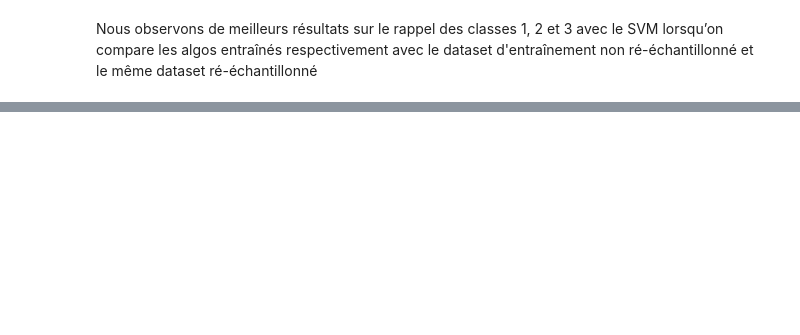
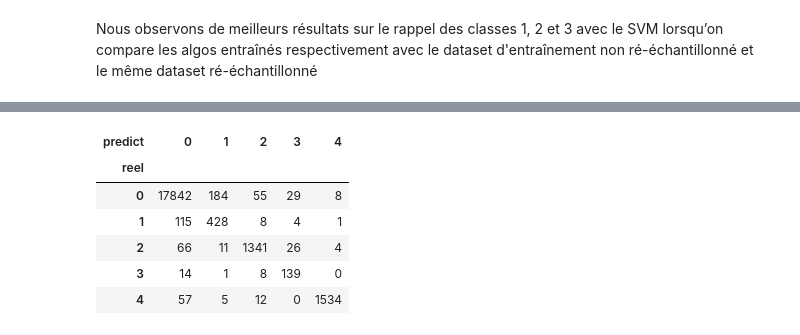
Before and after one commit to SamanthC/Pypitations, a Jupyter notebook: 2 - Modelisation.ipynb, the cells around one changed output, grey strips where cells are left out. Cells and saved outputs as stored; diff of their text form; code cells hidden in the pictures; blank space fills up the shorter version.

```diff
--- a/2 - Modelisation.ipynb
+++ b/2 - Modelisation.ipynb
@@ -206,0 +349,24 @@ Nous observons de meilleurs résultats sur le rappel des classes 1, 2 et 3 avec
+# %%
+inputs = Input(shape = (X_train.shape[1],1), name = "Input")
+conv1_cnn = Conv1D(filters = 32, kernel_size = 5, padding = "valid", activation = "relu")
+pool1_cnn = MaxPooling1D(pool_size = 2)
+dropout_cnn = Dropout(rate=0.2)
+flatten_cnn = Flatten()
+dense1_cnn = Dense(units = 128, activation="relu")
+dense2_cnn = Dense(units = 5, activation="softmax")
+
+x_cnn = conv1_cnn(inputs)
+x_cnn = pool1_cnn(x_cnn)
+x_cnn = dropout_cnn(x_cnn)
+x_cnn = flatten_cnn(x_cnn)
+x_cnn = dense1_cnn(x_cnn)
+outputs = dense2_cnn(x_cnn)
+
+
+model_cnn = Model(inputs = inputs, outputs = outputs)
+model_cnn.compile(loss = "categorical_crossentropy", optimizer = "adam", metrics = ["accuracy"])
+
+y_train = to_categorical(y_train)
+y_test = to_categorical(y_test)
+
+model_cnn.fit(X_train, y_train, epochs = 10, batch_size = 200, validation_split = 0.2)
@@ -206,0 +421,6 @@ Nous observons de meilleurs résultats sur le rappel des classes 1, 2 et 3 avec
+# %%
+y_sm = to_categorical(y_sm)
+model_cnn.fit(X_sm, y_sm, epochs = 10, batch_size = 200, validation_split = 0.2)
+pred_test_cnn_sm = model_cnn.predict(X_test).argmax(1)
+pd.crosstab(y_test.argmax(1), pred_test_cnn_sm, rownames = ["reel"], colnames = ["predict"])
+# %% [output]
@@ -206,0 +447,7 @@ Nous observons de meilleurs résultats sur le rappel des classes 1, 2 et 3 avec
+| predict | 0 | 1 | 2 | 3 | 4 |
+| reel |  |  |  |  |  |
+| 0 | 17842 | 184 | 55 | 29 | 8 |
+| 1 | 115 | 428 | 8 | 4 | 1 |
+| 2 | 66 | 11 | 1341 | 26 | 4 |
+| 3 | 14 | 1 | 8 | 139 | 0 |
+| 4 | 57 | 5 | 12 | 0 | 1534 |
```
Also changed, not shown: parts of 34 cells of this notebook.
